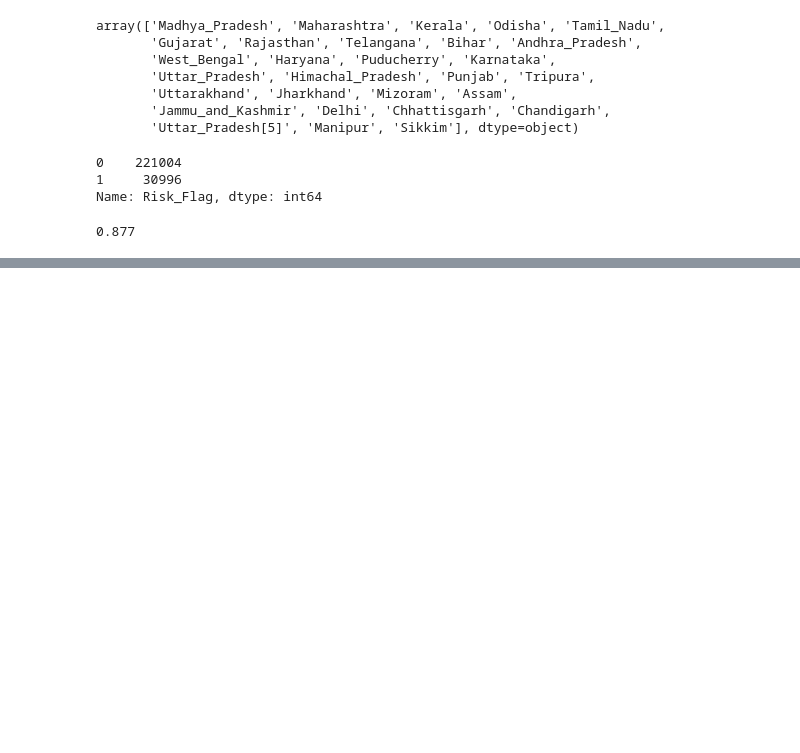
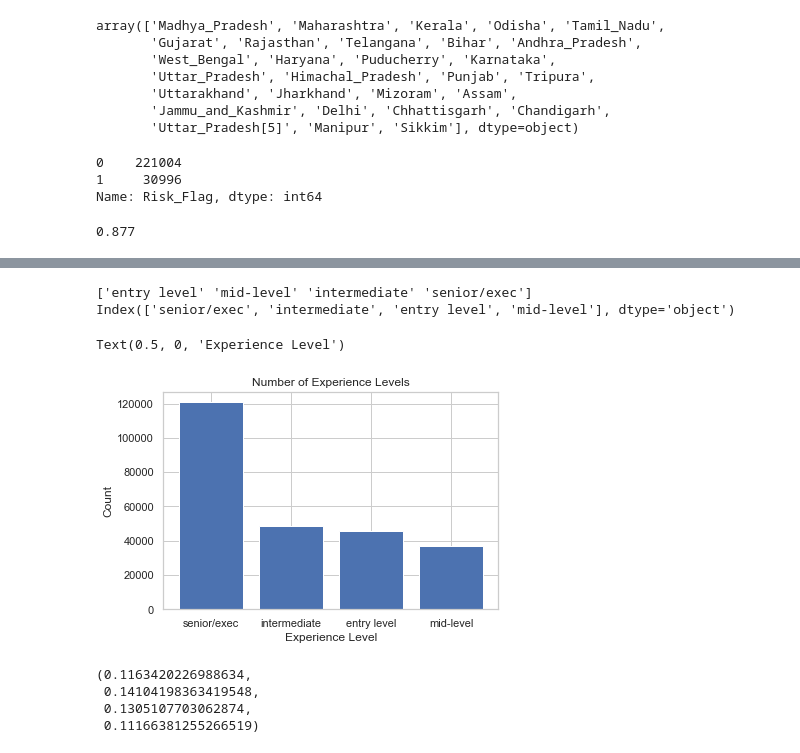
Before and after one commit to mattflaherty97/case-2-team-3, a Jupyter notebook: EDA/data_clean.ipynb, the cells around one changed output, grey strips where cells are left out. Saved outputs shown, nothing was run; the diff lists cells and outputs as text; code cells hidden in the pictures; blank space fills up the shorter version.

Commit message:
bucket experience level

```diff
--- a/EDA/data_clean.ipynb
+++ b/EDA/data_clean.ipynb
@@ -5,5 +6,5 @@ import seaborn as sns
 # %%
-data = pd.read_csv('./train_data.csv')
+data = pd.read_csv('C:/Users/19012/Documents/f21-case-studies/case-2-team-3/Data/train_data.csv')
 # %%
 data.head()
 # %% [output]
@@ -155,0 +179,12 @@ data['Risk_Flag'].value_counts()[0] / data.shape[0]
+# %%
+data = data.copy()
+data['level'] = np.nan
+for i in range(len(data)):
+    if (data['Experience'].iloc[i] <=3) & (data['Experience'].iloc[i] >= 0):
+        data['level'].iloc[i] = 'entry level'
+    elif (data['Experience'].iloc[i] <= 7) & (data['Experience'].iloc[i] > 3):
+        data['level'].iloc[i] = 'intermediate'
+    elif (data['Experience'].iloc[i] <= 10) & (data['Experience'].iloc[i] > 7):
+        data['level'].iloc[i] = 'mid-level'
+    else:
+        data['level'].iloc[i] = 'senior/exec'
@@ -155,0 +205,14 @@ data['Risk_Flag'].value_counts()[0] / data.shape[0]
+# %%
+print(data['level'].unique())
+print(data['level'].value_counts().index)
+# %% [output]
+['entry level' 'mid-level' 'intermediate' 'senior/exec']
+Index(['senior/exec', 'intermediate', 'entry level', 'mid-level'], dtype='object')
+# %%
+plt.bar(data['level'].value_counts().index, data['level'].value_counts());
+plt.title('Number of Experience Levels')
+plt.ylabel('Count')
+plt.xlabel('Experience Level')
+# %% [output]
+Text(0.5, 0, 'Experience Level')
+[figure, added]
@@ -155,0 +224,7 @@ data['Risk_Flag'].value_counts()[0] / data.shape[0]
+# %%
+executive,intermediate,entry,mid
+# %% [output]
+(0.1163420226988634,
+ 0.14104198363419548,
+ 0.1305107703062874,
+ 0.11166381255266519)
```
Also changed, not shown: parts of 8 cells of this notebook.
